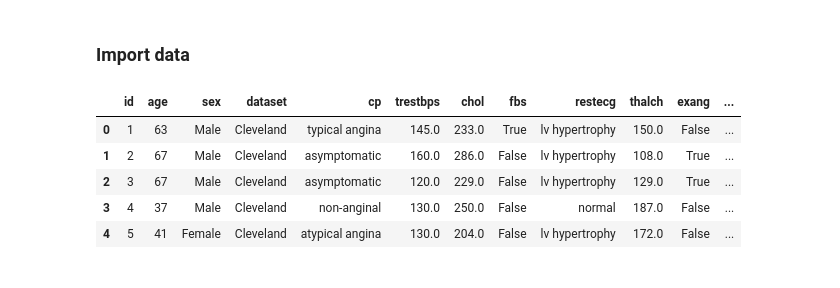
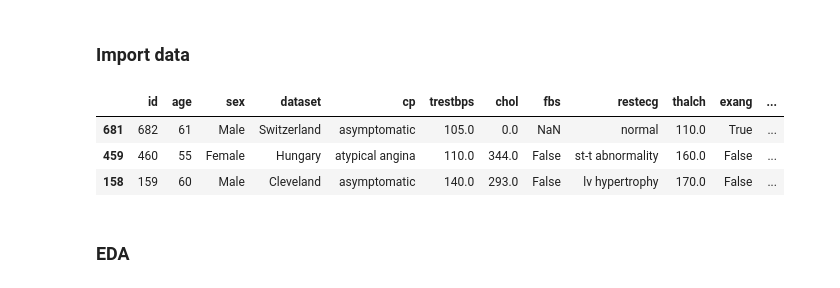
Before and after one commit to wojciech-san/heart-disease-prediction-system, a Jupyter notebook: notebooks/exploratory-data-analysis.ipynb, the cells around one changed output. Saved outputs shown, nothing was run; the diff lists cells and outputs as text; code cells hidden in the pictures.

```diff
--- a/notebooks/exploratory-data-analysis.ipynb
+++ b/notebooks/exploratory-data-analysis.ipynb
@@ -8,11 +18,9 @@ import matplotlib.pyplot as plt
 ### Import data
 # %%
 df = pd.read_csv('/workspaces/heart-disease-prediction-system/data/heart_disease_uci.csv')
-df.head()
+df.sample(3)
 # %% [output]
 |  | id | age | sex | dataset | cp | trestbps | chol | fbs | restecg | thalch | exang | ... |
-| 0 | 1 | 63 | Male | Cleveland | typical angina | 145.0 | 233.0 | True | lv hypertrophy | 150.0 | False | ... |
-| 1 | 2 | 67 | Male | Cleveland | asymptomatic | 160.0 | 286.0 | False | lv hypertrophy | 108.0 | True | ... |
-| 2 | 3 | 67 | Male | Cleveland | asymptomatic | 120.0 | 229.0 | False | lv hypertrophy | 129.0 | True | ... |
-| 3 | 4 | 37 | Male | Cleveland | non-anginal | 130.0 | 250.0 | False | normal | 187.0 | False | ... |
-| 4 | 5 | 41 | Female | Cleveland | atypical angina | 130.0 | 204.0 | False | lv hypertrophy | 172.0 | False | ... |
+| 681 | 682 | 61 | Male | Switzerland | asymptomatic | 105.0 | 0.0 | NaN | normal | 110.0 | True | ... |
+| 459 | 460 | 55 | Female | Hungary | atypical angina | 110.0 | 344.0 | False | st-t abnormality | 160.0 | False | ... |
+| 158 | 159 | 60 | Male | Cleveland | asymptomatic | 140.0 | 293.0 | False | lv hypertrophy | 170.0 | False | ... |
@@ -20,0 +30,2 @@ df['num_binary'] = (df.num>0).astype(int)
+# %% [markdown]
+### EDA
```
Also changed, not shown: parts of 21 cells of this notebook.
